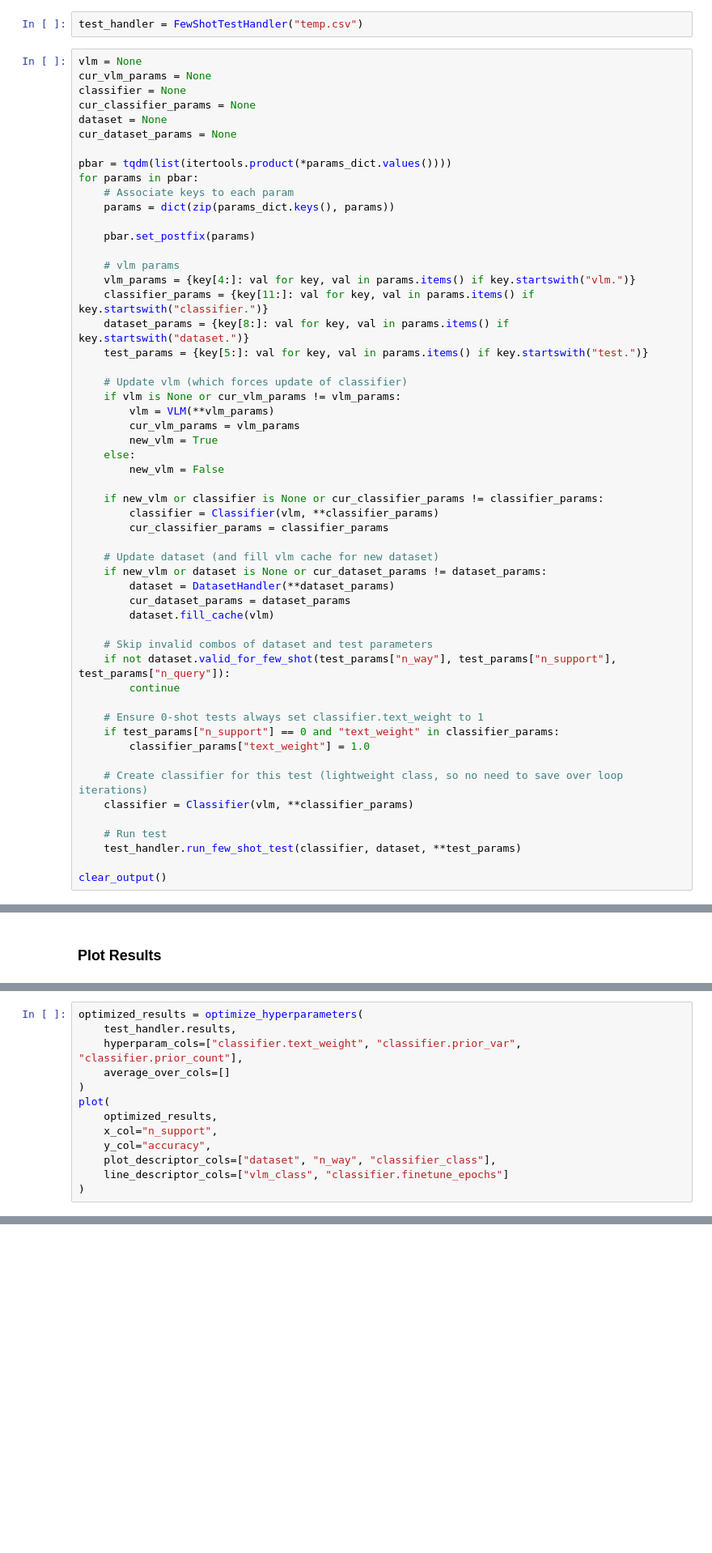
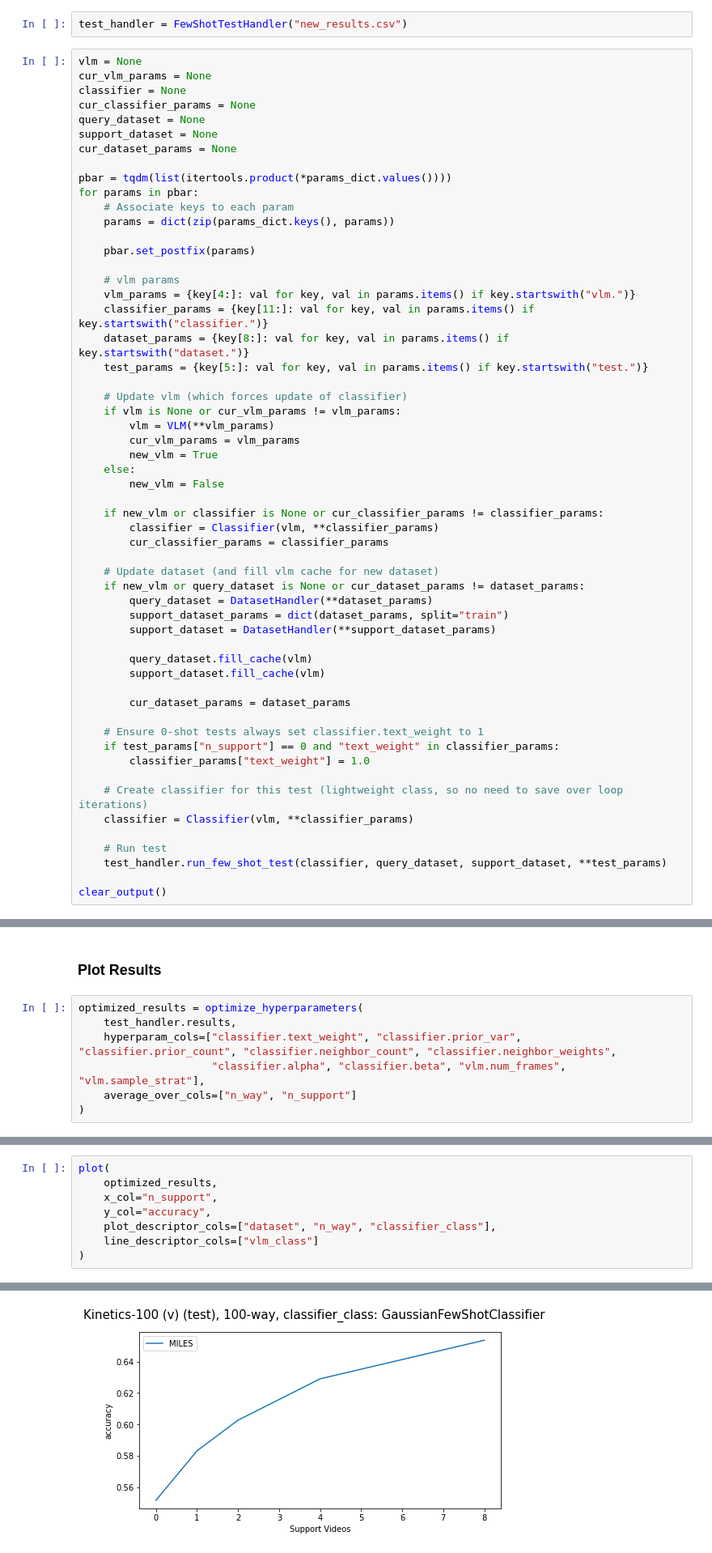
Before and after one commit to zanedurante/vlm_benchmark, a Jupyter notebook: vlm_param_tests.ipynb, the cells around one changed output, grey strips where cells are left out. Shown: that part at 81% size. Drawn from its saved outputs; the diff is of its cells as text; blank space fills up the shorter version.

Commit message:
Dataset Update: Separate support and query splits

```diff
--- a/vlm_param_tests.ipynb
+++ b/vlm_param_tests.ipynb
@@ -84,13 +84,14 @@ params_dict["test.n_support"] = [0, 1, 5, 10, 20]
 params_dict["test.n_query"] = [None]
 params_dict["test.n_episodes"] = [10]
 # %%
-test_handler = FewShotTestHandler("temp.csv")
+test_handler = FewShotTestHandler("new_results.csv")
 # %%
 vlm = None
 cur_vlm_params = None
 classifier = None
 cur_classifier_params = None
-dataset = None
+query_dataset = None
+support_dataset = None
 cur_dataset_params = None
 
 pbar = tqdm(list(itertools.product(*params_dict.values())))
@@ -119,14 +120,15 @@ for params in pbar:
         cur_classifier_params = classifier_params
 
     # Update dataset (and fill vlm cache for new dataset)
-    if new_vlm or dataset is None or cur_dataset_params != dataset_params:
-        dataset = DatasetHandler(**dataset_params)
+    if new_vlm or query_dataset is None or cur_dataset_params != dataset_params:
+        query_dataset = DatasetHandler(**dataset_params)
+        support_dataset_params = dict(dataset_params, split="train")
+        support_dataset = DatasetHandler(**support_dataset_params)
+
+        query_dataset.fill_cache(vlm)
+        support_dataset.fill_cache(vlm)
+
         cur_dataset_params = dataset_params
-        dataset.fill_cache(vlm)
-
-    # Skip invalid combos of dataset and test parameters
-    if not dataset.valid_for_few_shot(test_params["n_way"], test_params["n_support"], test_params["n_query"]):
-        continue
 
     # Ensure 0-shot tests always set classifier.text_weight to 1
     if test_params["n_support"] == 0 and "text_weight" in classifier_params:
@@ -136,6 +138,6 @@ for params in pbar:
     classifier = Classifier(vlm, **classifier_params)
 
     # Run test
-    test_handler.run_few_shot_test(classifier, dataset, **test_params)
+    test_handler.run_few_shot_test(classifier, query_dataset, support_dataset, **test_params)
 
 clear_output()
@@ -142,2 +150,9 @@ clear_output()
 # %% [markdown]
 ### Plot Results
+# %%
+optimized_results = optimize_hyperparameters(
+    test_handler.results,
+    hyperparam_cols=["classifier.text_weight", "classifier.prior_var", "classifier.prior_count", "classifier.neighbor_count", "classifier.neighbor_weights",
+                     "classifier.alpha", "classifier.beta", "vlm.num_frames", "vlm.sample_strat"],
+    average_over_cols=["n_way", "n_support"]
+)
@@ -144,13 +169,9 @@ clear_output()
 # %%
-optimized_results = optimize_hyperparameters(
-    test_handler.results,
-    hyperparam_cols=["classifier.text_weight", "classifier.prior_var", "classifier.prior_count"],
-    average_over_cols=[]
-)
 plot(
     optimized_results,
     x_col="n_support",
     y_col="accuracy",
     plot_descriptor_cols=["dataset", "n_way", "classifier_class"],
-    line_descriptor_cols=["vlm_class", "classifier.finetune_epochs"]
+    line_descriptor_cols=["vlm_class"]
 )
+# %% [output]
@@ -156,0 +180 @@ plot(
+[figure, added]
```
Also changed, not shown: parts of 4 cells of this notebook, 9 other files.
